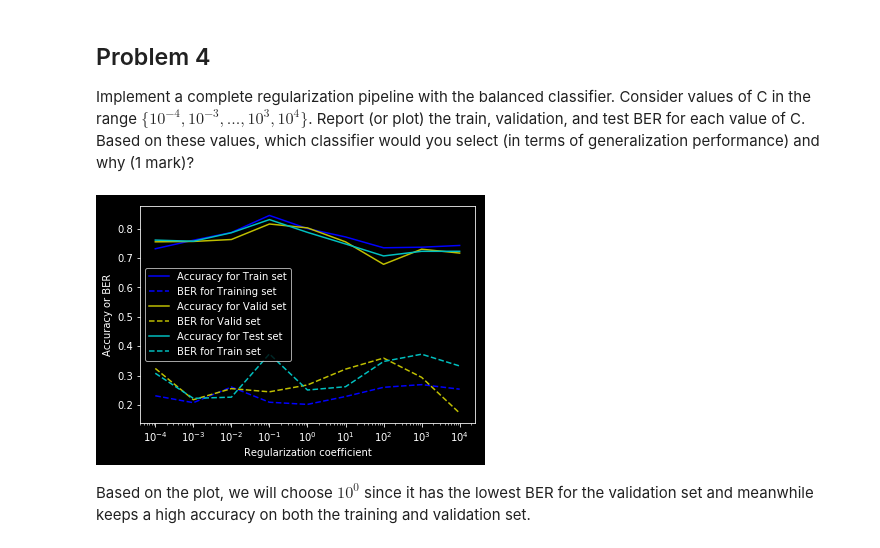
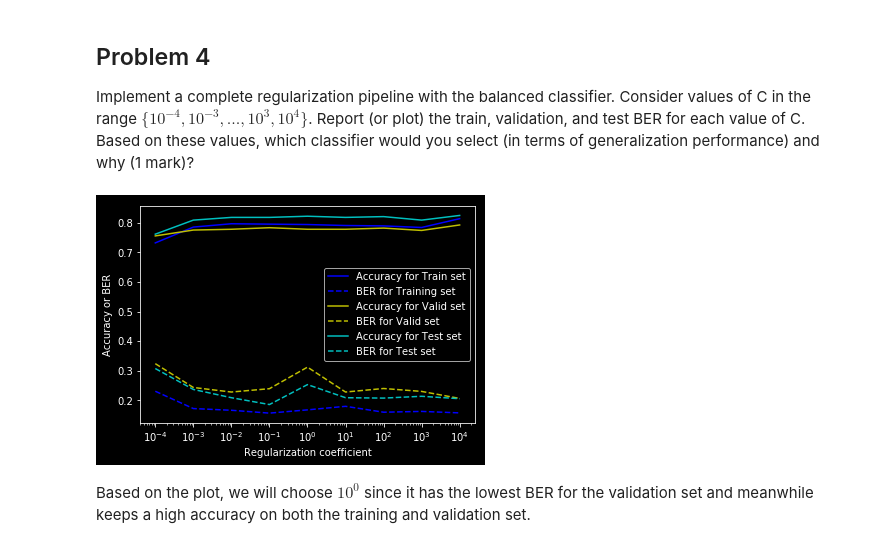
Before and after one commit to Rshcaroline/UCSD-CSE258-Web-Mining-and-Recommender-Systems, a Jupyter notebook: Homework2/homework2.ipynb, the cells around one changed output. Drawn from its saved outputs; the diff is of its cells as text; code cells hidden in the pictures.

Commit message:
update homework2

```diff
--- a/Homework2/homework2.ipynb
+++ b/Homework2/homework2.ipynb
@@ -145,47 +145,45 @@ def myEvaluation(model, X, y, acc, ber):
     FN_ = np.logical_and(np.logical_not(pred), y)
 
     TP = sum(TP_)
     FP = sum(FP_)
     TN = sum(TN_)
     FN = sum(FN_)
 
     correct = pred == y
     # Accuracy
     acc.append(np.mean(correct))
     # BER
     ber.append(1 - 0.5 * (TP / (TP + FN) + TN / (TN + FP)))
-    return acc, ber
 
-def regPipeline(X, y, reg, trainAcc, trainBer, validAcc, validBer, testAcc, testBer):
+def regPipeline(X, y, regs, trainAcc, trainBer, validAcc, validBer, testAcc, testBer):
     X, y = myShuffle(X, y)
     Xtrain, Xvalid, Xtest, ytrain, yvalid, ytest = mySplits(X, y)
-    model = linear_model.LogisticRegression(C=reg, class_weight='balanced')
-    # fit a model
-    model.fit(Xtrain, ytrain)
-    trainAcc, trainBer = myEvaluation(model, Xtrain, ytrain, trainAcc, trainBer)
-    validAcc, validBer = myEvaluation(model, Xvalid, yvalid, validAcc, validBer)
-    testAcc, testBer = myEvaluation(model, Xtest, ytest, testAcc, testBer)
-    return trainAcc, trainBer, validAcc, validBer, testAcc, testBer
+    for reg in regs:
+        model = linear_model.LogisticRegression(C=reg, class_weight='balanced')
+        # fit a model
+        model.fit(Xtrain, ytrain)
+        myEvaluation(model, Xtrain, ytrain, trainAcc, trainBer)
+        myEvaluation(model, Xvalid, yvalid, validAcc, validBer)
+        myEvaluation(model, Xtest, ytest, testAcc, testBer)
 
 trainAcc, trainBer, validAcc, validBer, testAcc, testBer = [], [], [], [], [], []
 regs = [10**N for N in [-4, -3, -2, -1, 0, 1, 2, 3, 4]]
-for reg in regs:
-    X, y = myReadData("./Homework2/data/5year.arff")
-    trainAcc, trainBer, validAcc, validBer, testAcc, testBer = regPipeline(X, y, reg, trainAcc, trainBer, validAcc, validBer, testAcc, testBer)
+X, y = myReadData("./Homework2/data/5year.arff")
+regPipeline(X, y, regs, trainAcc, trainBer, validAcc, validBer, testAcc, testBer)
 
 plt.plot(regs, trainAcc, 'b-', label='Accuracy for Train set')
 plt.plot(regs, trainBer, 'b--', label='BER for Training set')
 plt.plot(regs, validAcc, 'y-', label='Accuracy for Valid set')
 plt.plot(regs, validBer, 'y--', label='BER for Valid set')
 plt.plot(regs, testAcc, 'c-', label='Accuracy for Test set')
-plt.plot(regs, testBer, 'c--', label='BER for Train set')
+plt.plot(regs, testBer, 'c--', label='BER for Test set')
 plt.legend()
 plt.xlabel('Regularization coefficient')
 plt.xscale('log')
 plt.ylabel('Accuracy or BER')
 plt.show()
 # %% [output]
-[figure, old version]
+[figure, new version]
 # %% [markdown]
  Based on the plot, we will choose $10^0$ since it has the lowest BER for the validation set and meanwhile keeps a high accuracy on both the training and validation set.
 # %% [markdown]
```
Also changed, not shown: parts of 6 cells of this notebook, 1 other file.
